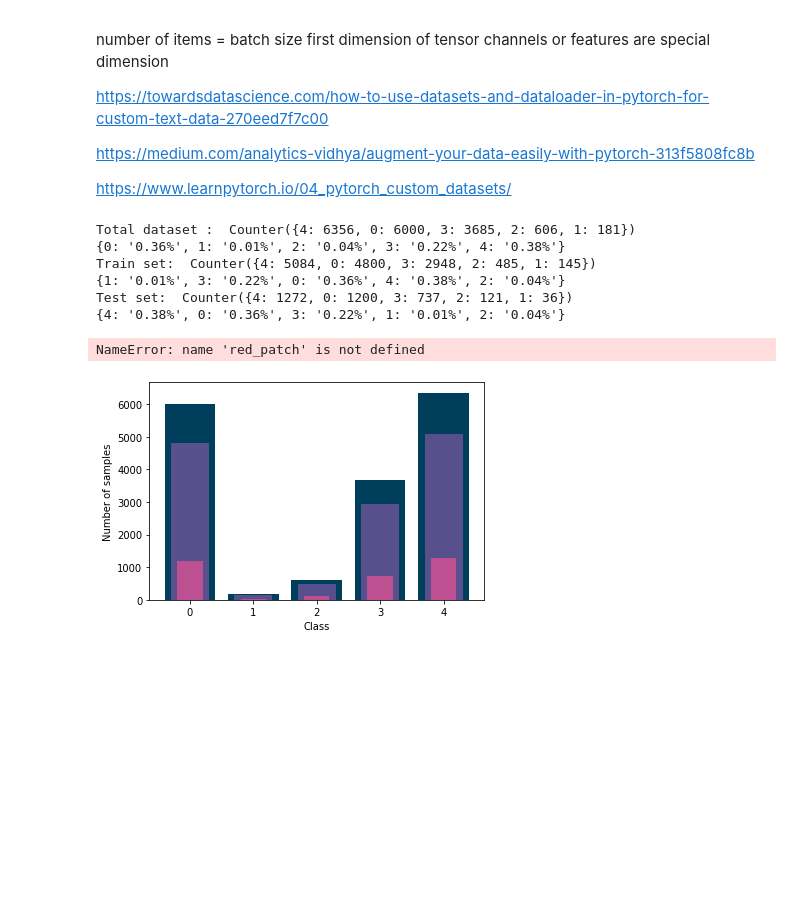
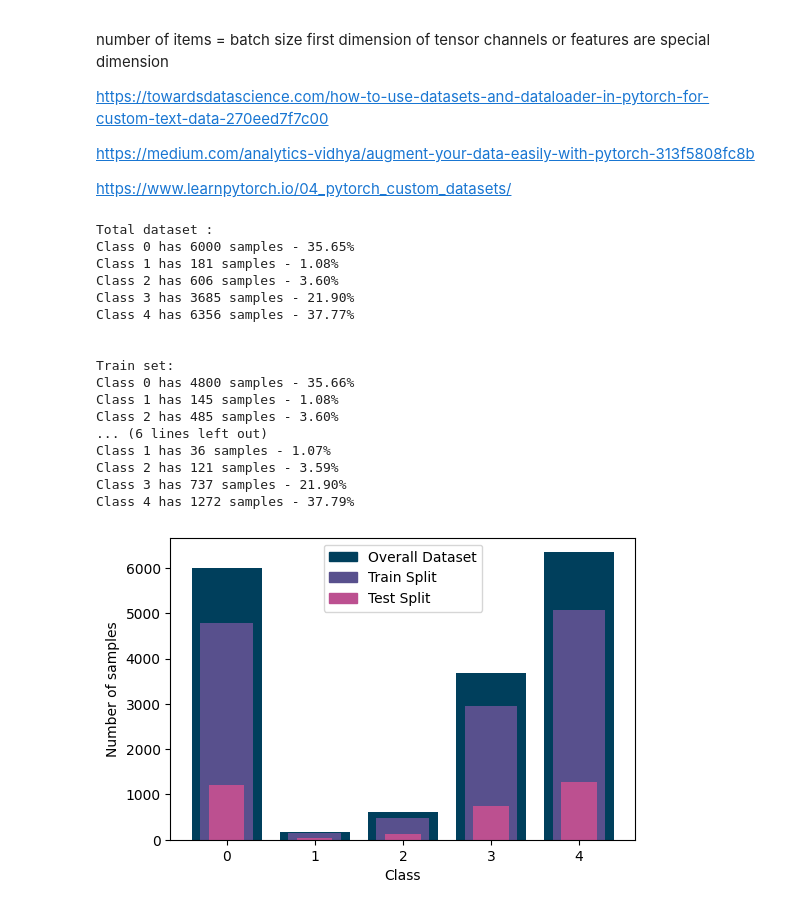
Before and after one commit to LucyIvatt/probabilistic-and-deep-learning, a Jupyter notebook: int3.ipynb, the cells around one changed output. Cells and saved outputs as stored; diff of their text form; code cells hidden in the pictures; blank space fills up the shorter version.

```diff
--- a/int3.ipynb
+++ b/int3.ipynb
@@ -490,43 +380,56 @@ import matplotlib.patches as mpatches
 # %%
-def calculate_percentage(counts):
+def print_split_stats(counts):
     total = sum(counts.values())
-    return {k: str(round((v / total), 2))+ "%" for k, v in counts.items()}
+    for k, v in sorted(counts.items()):
+        print(f"Class {k} has {v} samples - {v/total*100:.2f}%")
+    print("\n")
 
+figure(figsize=(6, 4), dpi=100)
 plt.xlabel("Class")
 plt.ylabel("Number of samples")
 
-data = datasets.ImageFolder(root='images', transform=transforms.ToTensor())
+data = datasets.ImageFolder(root='images', transform=transforms.Compose([transforms.Grayscale(num_output_channels=1), transforms.ToTensor()]))
 total_num_classes = Counter(data.targets)
-print("Total dataset : ", Counter(data.targets))
-print(calculate_percentage(Counter(data.targets)))
+print("Total dataset : ")
+print_split_stats(total_num_classes)
 plt.bar(total_num_classes.keys(), total_num_classes.values(), color='#003f5c')
 
 indices = list(range(len(data)))
 train_indices, test_indices = train_test_split(indices, test_size=0.2, stratify=data.targets)
 
-train = Subset(data, train_indices)
+train_dataset = Subset(data, train_indices)
 num_class_train = Counter(data.targets[i] for i in train_indices)
-print("Train set: ", num_class_train)
-print(calculate_percentage(num_class_train))
+print("Train set: ")
+print_split_stats(num_class_train)
 plt.bar(num_class_train.keys(), num_class_train.values(), width=0.6, color='#58508d')
 
-test = Subset(data, test_indices)
+test_dataset = Subset(data, test_indices)
 num_class_test = Counter(data.targets[i] for i in test_indices)
-print("Test set: ", num_class_test)
-print(calculate_percentage(num_class_test))
+print("Test set: ")
+print_split_stats(num_class_test)
 plt.bar(num_class_test.keys(), num_class_test.values(), width=0.4, color='#bc5090')
 
 overall_patch = mpatches.Patch(color='#003f5c', label='Overall Dataset')
 train_patch = mpatches.Patch(color='#58508d', label='Train Split')
 test_patch = mpatches.Patch(color='#bc5090', label='Test Split')
 
-plt.legend(handles=[overall_patch, train_patch, test_patch])
+plt.legend(handles=[overall_patch, train_patch, test_patch]);
 # %% [output]
-Total dataset :  Counter({4: 6356, 0: 6000, 3: 3685, 2: 606, 1: 181})
-{0: '0.36%', 1: '0.01%', 2: '0.04%', 3: '0.22%', 4: '0.38%'}
-Train set:  Counter({4: 5084, 0: 4800, 3: 2948, 2: 485, 1: 145})
-{1: '0.01%', 3: '0.22%', 0: '0.36%', 4: '0.38%', 2: '0.04%'}
-Test set:  Counter({4: 1272, 0: 1200, 3: 737, 2: 121, 1: 36})
-{4: '0.38%', 0: '0.36%', 3: '0.22%', 1: '0.01%', 2: '0.04%'}
+Total dataset :
+Class 0 has 6000 samples - 35.65%
+Class 1 has 181 samples - 1.08%
+Class 2 has 606 samples - 3.60%
+Class 3 has 3685 samples - 21.90%
+Class 4 has 6356 samples - 37.77%
+
+
+Train set:
+Class 0 has 4800 samples - 35.66%
+Class 1 has 145 samples - 1.08%
+Class 2 has 485 samples - 3.60%
+... (6 lines left out)
+Class 1 has 36 samples - 1.07%
+Class 2 has 121 samples - 3.59%
+Class 3 has 737 samples - 21.90%
+Class 4 has 1272 samples - 37.79%
-NameError: name 'red_patch' is not defined
-[figure, old version]
+[figure, new version]
```
Also changed, not shown: parts of 10 cells of this notebook, 1 other file.
